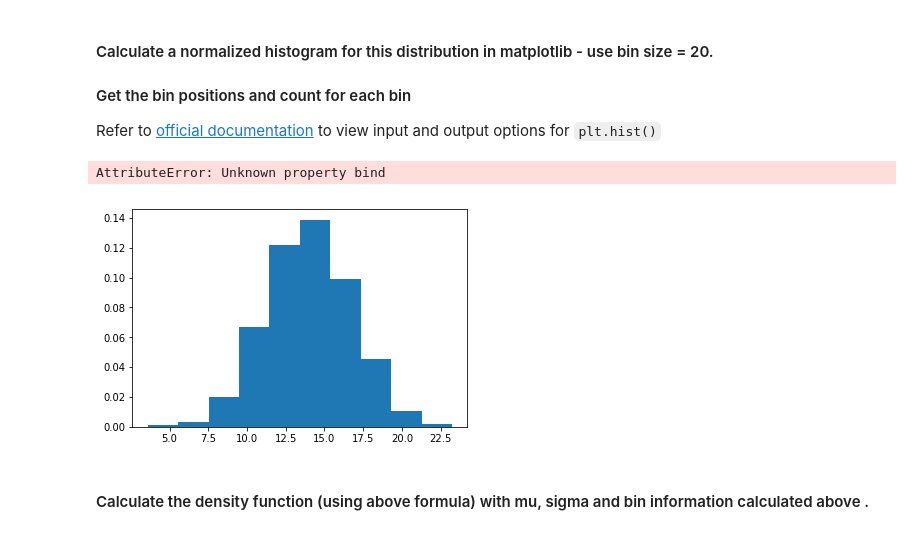
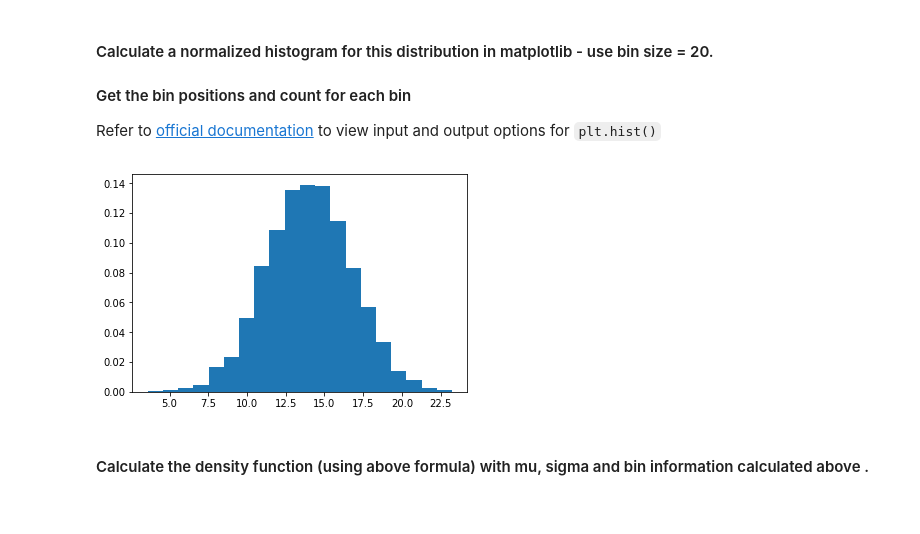
Before and after one commit to Ran-Tokman/dsc-1-09-13-normal-gaussian-distributions-lab-nyc-ds-career-031119, a Jupyter notebook: index.ipynb, the cells around one changed output. Saved outputs shown, nothing was run; the diff lists cells and outputs as text; code cells hidden in the pictures.

```diff
--- a/index.ipynb
+++ b/index.ipynb
@@ -43,12 +43,11 @@ sns.distplot(s)
 Refer to [official documentation](https://matplotlib.org/api/_as_gen/matplotlib.pyplot.hist.html) to view input and output options for `plt.hist()`
 # %%
 # Calculate a histogram for above data distribution
-import matplotlib.pyplot as plt
+
 # Create the bins and histogram
-plt.hist(s, bind=20, density=True)
+count, bins, ignored = plt.hist(s, 20, density=True)
 # %% [output]
-AttributeError: Unknown property bind
-[figure, old version]
+[figure, new version]
 # %% [markdown]
 #### Calculate the density function (using above formula) with mu, sigma and bin information calculated above .
 # %%
```
